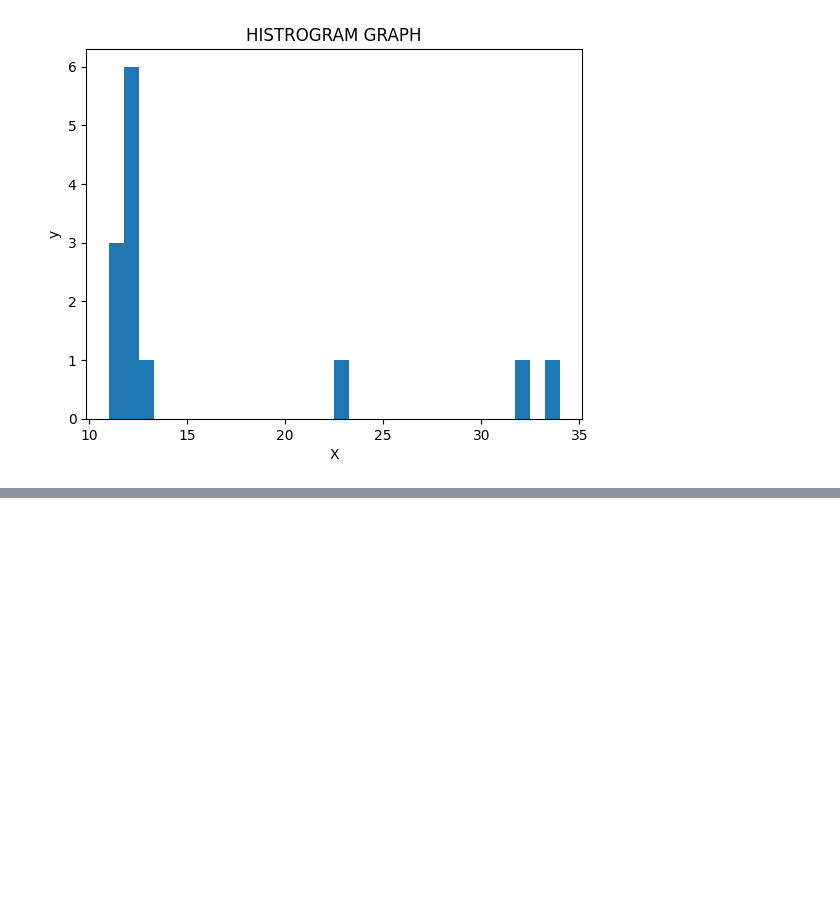
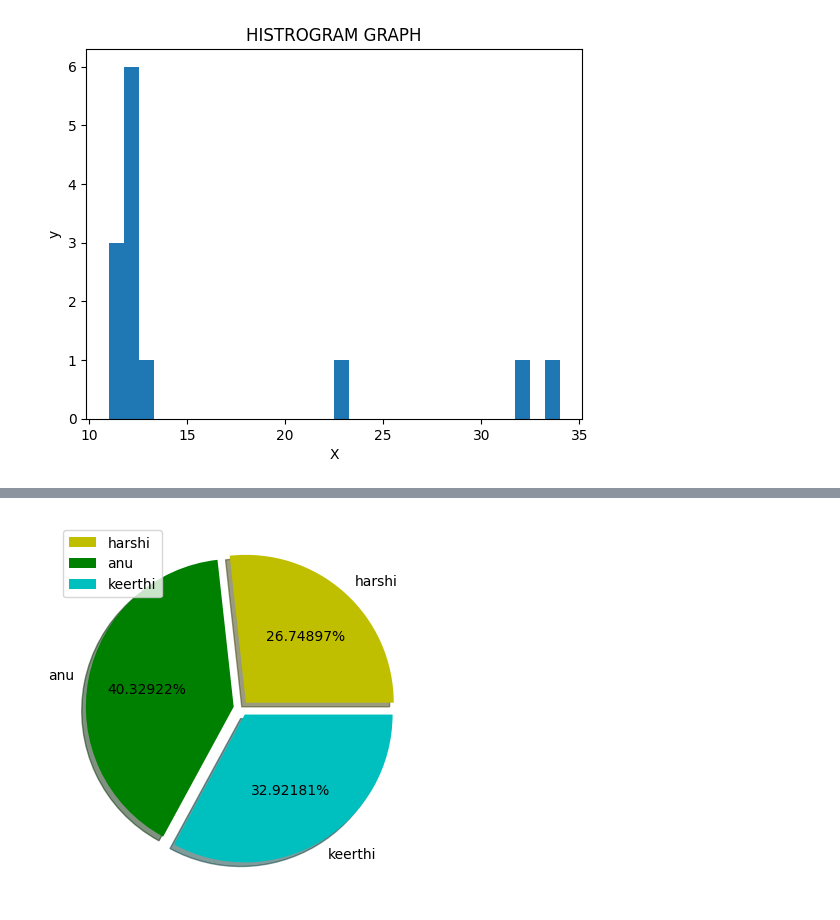
Before and after one commit to keerthimareedu3/keerthi, a Jupyter notebook: MATPLOTLIB.ipynb, the cells around one changed output, grey strips where cells are left out. Cells and saved outputs as stored; diff of their text form; code cells hidden in the pictures; blank space fills up the shorter version.

```diff
--- a/MATPLOTLIB.ipynb
+++ b/MATPLOTLIB.ipynb
@@ -124 +155,12 @@ plt.show()
+# %%
+import matplotlib.pyplot as plt
+students=["harshi","anu","keerthi"]
+values=[65,98,80]
+c=["y","g","c"]
+plt.pie(values,labels=students,colors=c,shadow=True,explode=(0.05,0.05,0.05),autopct='%1.5f%%')
+plt.axis('off')
+plt.legend()
+plt.show()
+# %% [output]
+[figure, added]
 # %%
```
Also changed, not shown: parts of 5 cells of this notebook.
